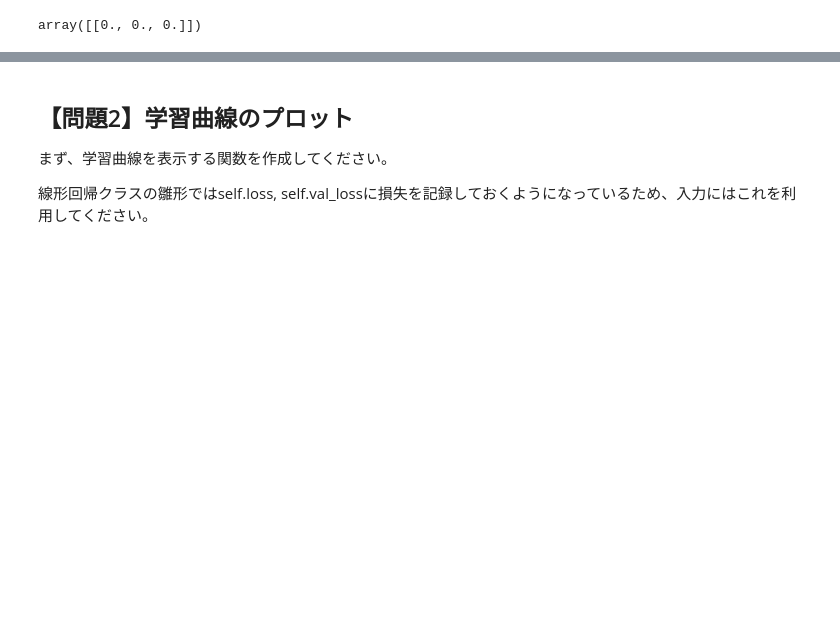
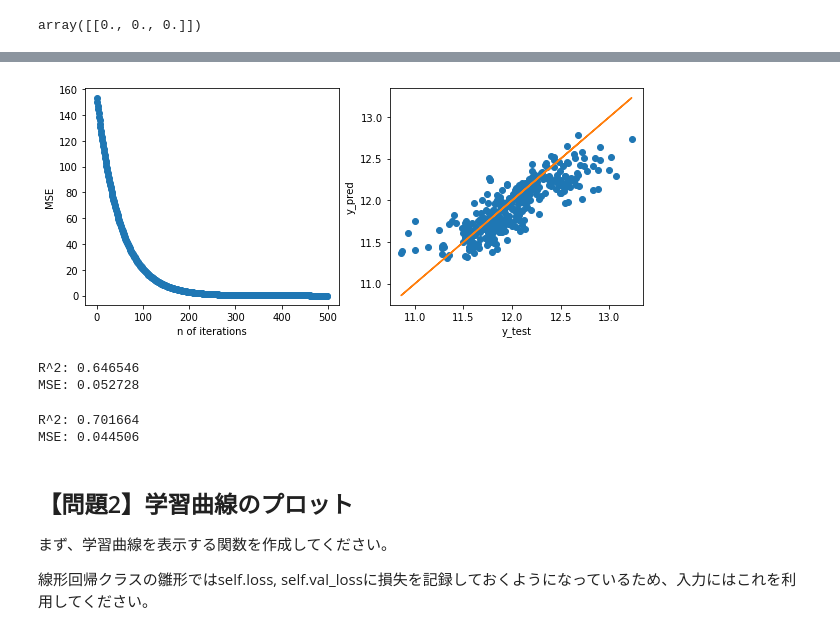
Before and after one commit to ohmorimori/diveintocode-ml, a Jupyter notebook: diveintocode-term1/sprint/sprint3/sprint3_ml_scratch_linear_regression.ipynb, the cells around one changed output, grey strips where cells are left out. Saved outputs shown, nothing was run; the diff lists cells and outputs as text; code cells hidden in the pictures; blank space fills up the shorter version.

```diff
--- a/diveintocode-term1/sprint/sprint3/sprint3_ml_scratch_linear_regression.ipynb
+++ b/diveintocode-term1/sprint/sprint3/sprint3_ml_scratch_linear_regression.ipynb
@@ -209,4 +12,0 @@ scrach_pred = reg.predict(X_test_z)
-# %%
-import matplotlib.pyplot as plt
-fig = plt.subplot()
-plt.plot(np.array(range(reg.iter)), reg.loss, "o-")
@@ -215,4 +12,0 @@ plt.plot(np.array(range(reg.iter)), reg.loss, "o-")
-# %%
-fig = plt.subplot()
-plt.plot(y_test, scrach_pred, "o")
-plt.plot(y_test, y_test)
@@ -404,0 +358,34 @@ array([[ 0.   ,  0.   ,  0.   ],
+# %%
+#結果のPlot用の関数
+import matplotlib.pyplot as plt
+
+def plot_reg_result(n_iter, loss, y_test, y_pred):
+    fig, axes = plt.subplots(1,2, figsize=(10,4 ))
+    axes[0].plot(np.array(range(n_iter)), loss, "o-")
+    axes[1].plot(y_test, y_pred, "o")
+    axes[1].plot(y_test, y_test)
+
+    #label
+    axes[0].set_xlabel('n of iterations')
+    axes[0].set_ylabel('MSE')
+    axes[1].set_xlabel('y_test')
+    axes[1].set_ylabel('y_pred')
+# %%
+#plot
+plot_reg_result(reg.iter, reg.loss, y_test, scrach_pred)
+# %% [output]
+[figure, added]
+# %%
+#評価
+#決定係数R^2とMSEを算出
+u = ((y_test - scrach_pred)**2).sum(axis=0)
+v = ((y_test - y_test.mean() )**2).sum(axis=0)
+
+r2 = 1 - u/v
+mse = u/len(y_test)
+
+print('R^2: %f' % r2)
+print('MSE: %f' % mse)
+# %% [output]
+R^2: 0.646546
+MSE: 0.052728
@@ -405,3 +402,17 @@ array([[ 0.   ,  0.   ,  0.   ],
+# %%
+#決定係数R^2とMSEを算出
+
+u = ((y_test - pred)**2).sum(axis=0)
+v = ((y_test - y_test.mean() )**2).sum(axis=0)
+
+r2 = 1 - u/v
+mse = u/len(y_test)
+
+print('R^2: %f' % r2)
+print('MSE: %f' % mse)
+# %% [output]
+R^2: 0.701664
+MSE: 0.044506
 # %% [markdown]
 ## 【問題2】学習曲線のプロット
 まず、学習曲線を表示する関数を作成してください。
```
Also changed, not shown: parts of 51 cells of this notebook.
